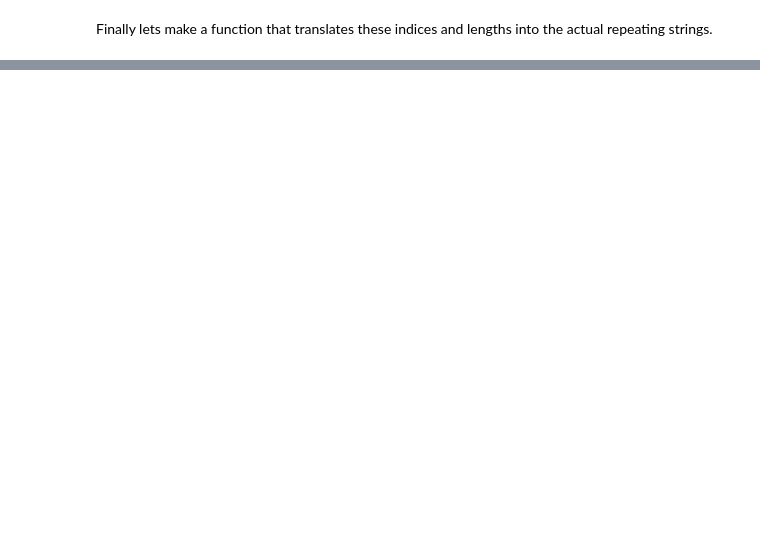
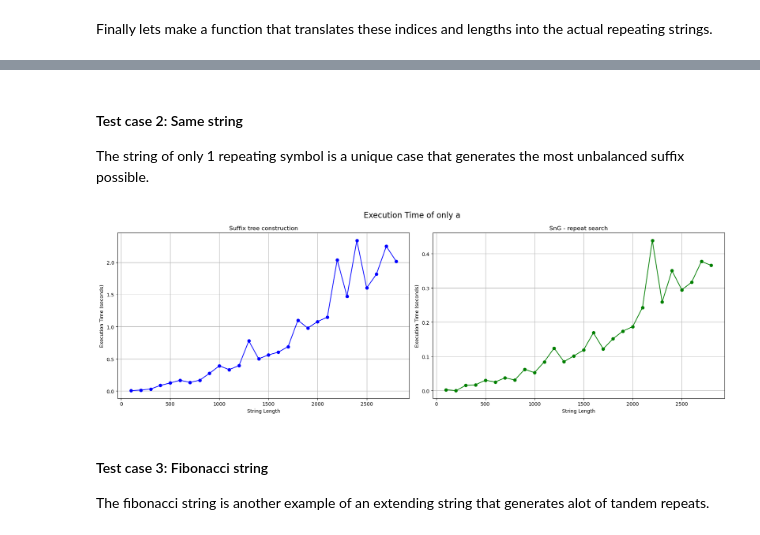
Before and after one commit to JonasRiber/PiB_tandem_repeats, a Jupyter notebook: suffix_tree_construction.ipynb, the cells around one changed output, grey strips where cells are left out. Cells and saved outputs as stored; diff of their text form; code cells hidden in the pictures; blank space fills up the shorter version.

```diff
--- a/suffix_tree_construction.ipynb
+++ b/suffix_tree_construction.ipynb
@@ -1202,0 +1291,44 @@ Repeat number 6: B
+# %% [markdown]
+#### Test case 2: Same string
+The string of only 1 repeating symbol is a unique case that generates the most unbalanced suffix possible.
+# %%
+#Size of input strings
+string_lengths = range(100, 2900, 100)
+
+runtimes_func1 = []
+runtimes_func2 = []
+
+for length in string_lengths:
+    test_string = 'a' * length  #generate only a string
+
+    #measure for SuffixTree
+    runtime_1, suffix_tree = measure_time(SuffixTree, test_string)
+    runtimes_func1.append(runtime_1)
+    suffix_tree.df_numbering()
+    #measure for repeat_search
+    runtime_2, btr_repeats = measure_time(repeat_search_speedup, suffix_tree)
+    runtimes_func2.append(runtime_2)
+
+#create subplots:
+fig, axes = plt.subplots(1, 2, figsize=(18, 6))
+fig.suptitle('Execution Time of only a string', fontsize=16)
+
+# plot1
+axes[0].plot(string_lengths, runtimes_func1, marker='o', color='blue')
+axes[0].set_title('Suffix tree construction')
+axes[0].set_xlabel('String Length')
+axes[0].set_ylabel('Execution Time (seconds)')
+axes[0].grid(True)
+
+# plot2
+axes[1].plot(string_lengths, runtimes_func2, marker='o', color='green')
+axes[1].set_title('SnG - repeat search')
+axes[1].set_xlabel('String Length')
+axes[1].set_ylabel('Execution Time (seconds)')
+axes[1].grid(True)
+
+#adjust layout to avoid overlap
+plt.tight_layout()
+plt.show()
+# %% [output]
+[figure, added]
@@ -1202,0 +1338,3 @@ Repeat number 6: B
+# %% [markdown]
+#### Test case 3: Fibonacci string
+The fibonacci string is another example of an extending string that generates alot of tandem repeats.
```
Also changed, not shown: parts of 15 cells of this notebook, 1 other file.
